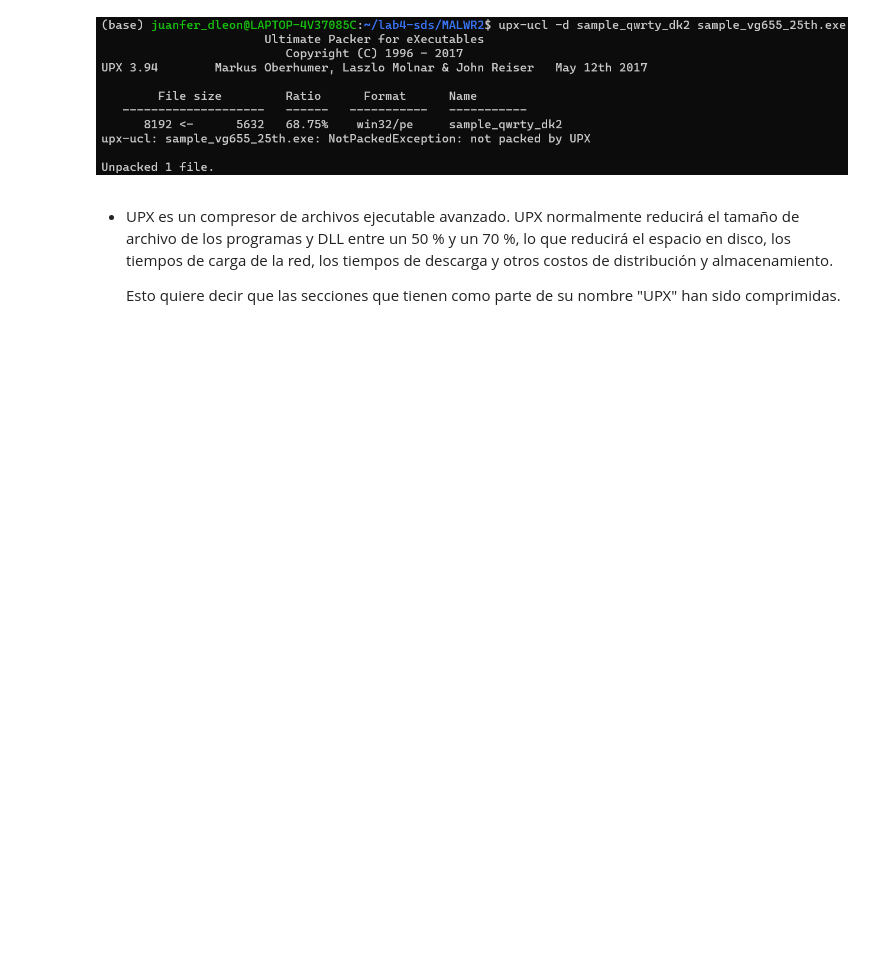
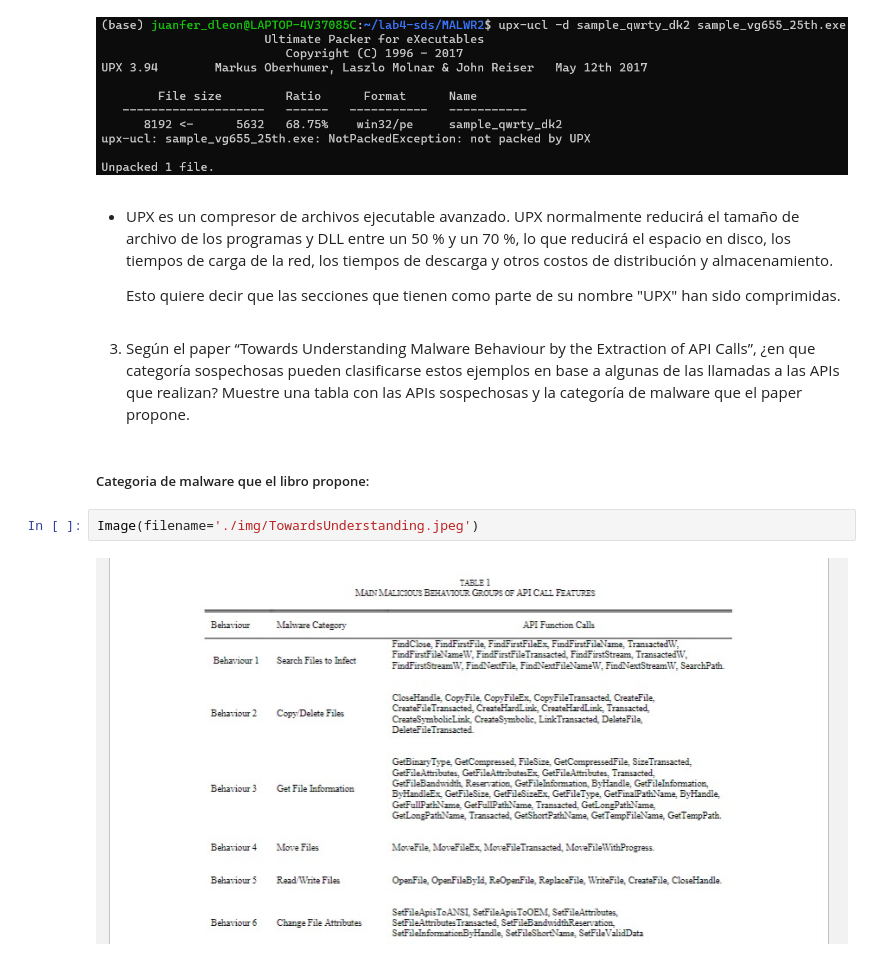
Before and after one commit to juanferdeleon/CC3094-LAB-4, a Jupyter notebook: LAB-4.ipynb, the cells around one changed output. Saved outputs shown, nothing was run; the diff lists cells and outputs as text; blank space fills up the shorter version.

```diff
--- a/LAB-4.ipynb
+++ b/LAB-4.ipynb
@@ -56,3 +56,11 @@ Image(filename='./img/UPX-SS.png')
 * UPX es un compresor de archivos ejecutable avanzado. UPX normalmente reducirá el tamaño de archivo de los programas y DLL entre un 50 % y un 70 %, lo que reducirá el espacio en disco, los tiempos de carga de la red, los tiempos de descarga y otros costos de distribución y almacenamiento.
 
     Esto quiere decir que las secciones que tienen como parte de su nombre "UPX" han sido comprimidas.
+# %% [markdown]
+3. Según el paper “Towards Understanding Malware Behaviour by the Extraction of API Calls”, ¿en que categoría sospechosas pueden clasificarse estos ejemplos en base a algunas de las llamadas a las APIs que realizan? Muestre una tabla con las APIs sospechosas y la categoría de malware que el paper propone.
+# %% [markdown]
+##### Categoria de malware que el libro propone:
+# %%
+Image(filename='./img/TowardsUnderstanding.jpeg')
+# %% [output]
+[figure, added]
```
Also changed, not shown: parts of 18 cells of this notebook, 5 other files.
